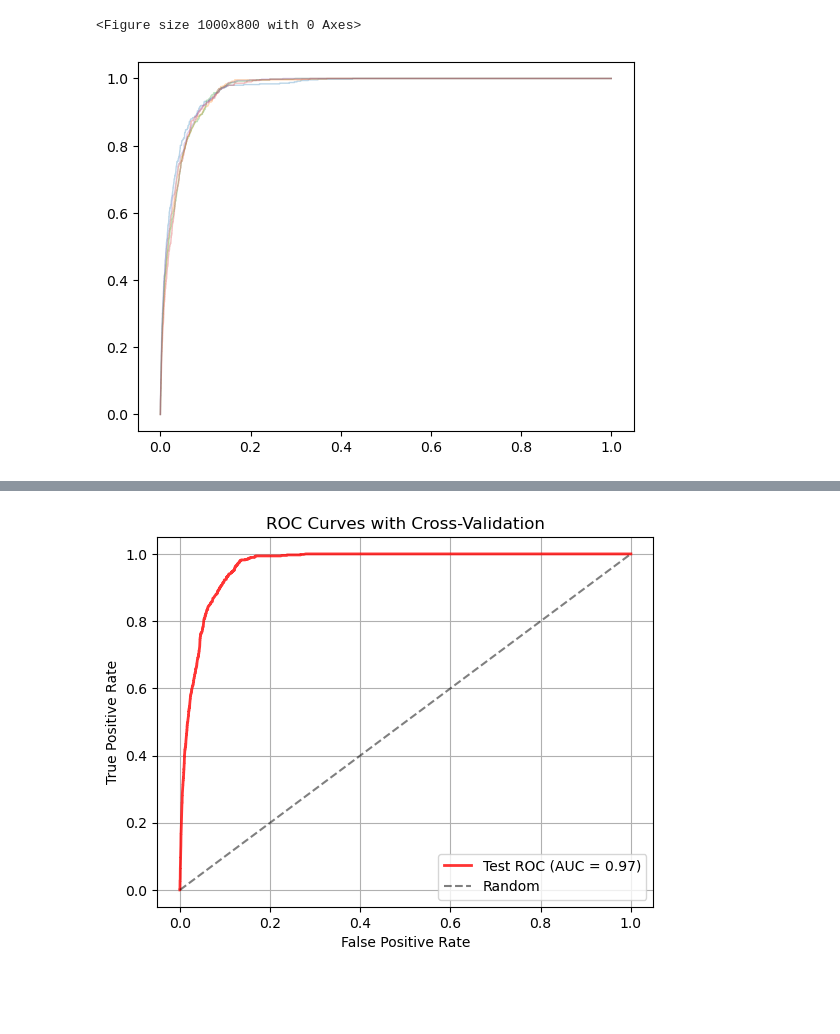
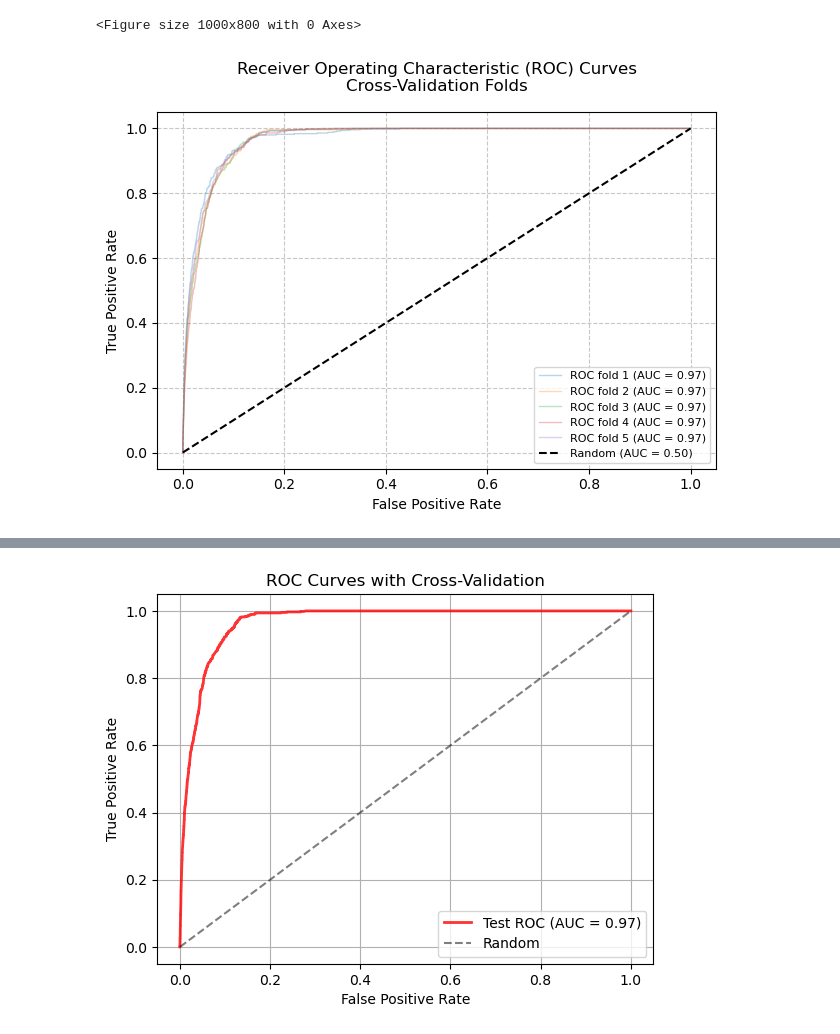
Before and after one commit to zeroday-zaddy/gmu-cs504-fa24-project, a Jupyter notebook: logistic_regression.ipynb, the cells around one changed output, grey strips where cells are left out. Cells and saved outputs as stored; diff of their text form; code cells hidden in the pictures; blank space fills up the shorter version.

```diff
--- a/logistic_regression.ipynb
+++ b/logistic_regression.ipynb
@@ -175,8 +177,9 @@ plt.figure(figsize=(10, 8))
 # %%
 from sklearn.metrics import roc_curve, auc, accuracy_score, classification_report, confusion_matrix
 # %%
-# Perform cross-validation and plot ROC curves
+# Training and evaluation loop
 for fold, (train_idx, val_idx) in enumerate(cv.split(X_train, y_train)):
+    # Split data for this fold
     X_fold_train, X_fold_val = X_train.iloc[train_idx], X_train.iloc[val_idx]
     y_fold_train, y_fold_val = y_train.iloc[train_idx], y_train.iloc[val_idx]
 
@@ -189,18 +192,42 @@ for fold, (train_idx, val_idx) in enumerate(cv.split(X_train, y_train)):
     fold_score = accuracy_score(y_fold_val, y_fold_pred)
     cv_scores.append(fold_score)
 
-    # Compute ROC curve and plot
+    # Compute ROC curve
     y_fold_proba = model.predict_proba(X_fold_val)[:, 1]
     fpr, tpr, _ = roc_curve(y_fold_val, y_fold_proba)
 
-    plt.plot(fpr, tpr, lw=1, alpha=0.3,
-             label=f'ROC fold {fold+1} (AUC = {auc(fpr, tpr):.2f})')
+    # Store results
+    fprs.append(fpr)
+    all_tprs.append(tpr)
 
     # Store interpolated TPR values
     interp_tpr = np.interp(mean_fpr, fpr, tpr)
     interp_tpr[0] = 0.0
     tprs.append(interp_tpr)
     aucs.append(auc(fpr, tpr))
-# %% [output]
-[figure, removed]
+# %%
+for fold, (fpr, tpr) in enumerate(zip(fprs, all_tprs)):
+    fold_auc = auc(fpr, tpr)
+    plt.plot(fpr, tpr, lw=1, alpha=0.3,
+             label=f'ROC fold {fold+1} (AUC = {fold_auc:.2f})')
+
+# Add title and labels
+plt.title('Receiver Operating Characteristic (ROC) Curves\nCross-Validation Folds',
+          fontsize=12, pad=15)
+plt.xlabel('False Positive Rate', fontsize=10)
+plt.ylabel('True Positive Rate', fontsize=10)
+
+# Add grid for better readability
+plt.grid(True, linestyle='--', alpha=0.7)
+
+# Plot diagonal line for random classifier
+plt.plot([0, 1], [0, 1], 'k--', label='Random (AUC = 0.50)')
+
+# Add legend
+plt.legend(loc='lower right', fontsize=8)
+
+# Ensure plot is contained within axes
+plt.tight_layout()
+# %% [output]
+[figure, added]
 # %%
```
Also changed, not shown: parts of 14 cells of this notebook, 2 other files.
